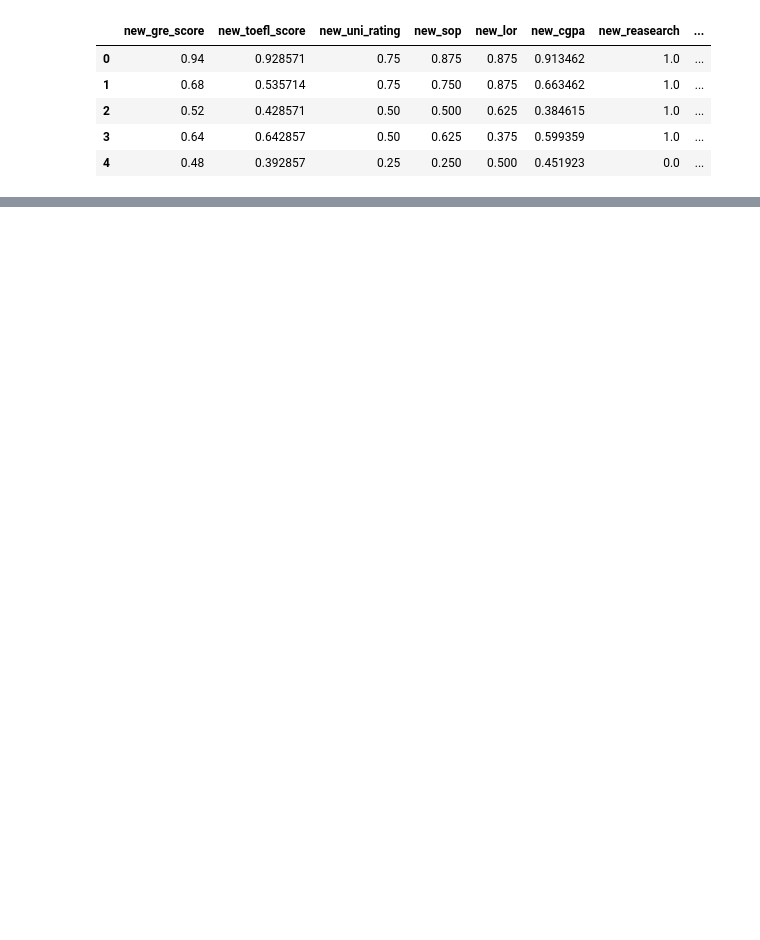
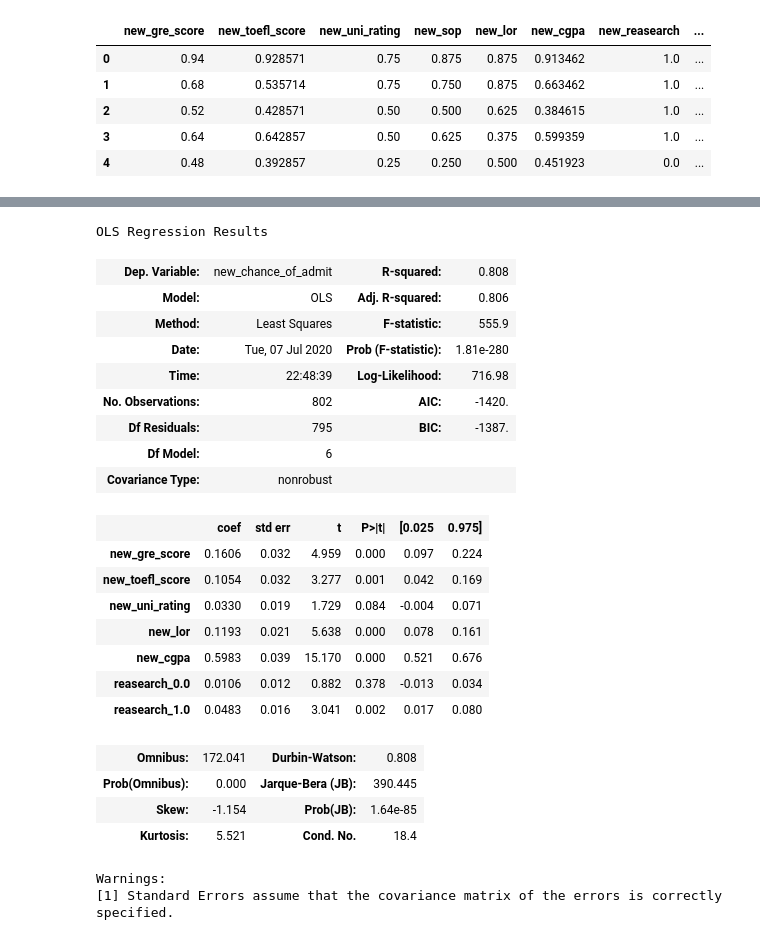
Before and after one commit to yamenkaba/GraduateAdmission2, a Jupyter notebook: GraduateAdmission 2.ipynb, the cells around one changed output, grey strips where cells are left out. Cells and saved outputs as stored; diff of their text form; code cells hidden in the pictures; blank space fills up the shorter version.

```diff
--- a/GraduateAdmission 2.ipynb
+++ b/GraduateAdmission 2.ipynb
@@ -128,0 +168,33 @@ pair = sns.pairplot(full_df, hue="new_reasearch", kind='reg', palette='GnBu')
+# %%
+X = full_df[['new_gre_score', 'new_toefl_score', 'new_uni_rating', 'new_lor', 'new_cgpa', 'reasearch_0.0',
+             'reasearch_1.0']]
+Y = full_df['new_chance_of_admit']
+
+model = sm.OLS(Y, X).fit()
+
+model.summary()
+# %% [output]
+OLS Regression Results
+| Dep. Variable: | new_chance_of_admit | R-squared: | 0.808 |
+| Model: | OLS | Adj. R-squared: | 0.806 |
+| Method: | Least Squares | F-statistic: | 555.9 |
+| Date: | Tue, 07 Jul 2020 | Prob (F-statistic): | 1.81e-280 |
+| Time: | 22:48:39 | Log-Likelihood: | 716.98 |
+| No. Observations: | 802 | AIC: | -1420. |
+| Df Residuals: | 795 | BIC: | -1387. |
+| Df Model: | 6 |  |  |
+| Covariance Type: | nonrobust |  |  |
+|  | coef | std err | t | P>|t| | [0.025 | 0.975] |
+| new_gre_score | 0.1606 | 0.032 | 4.959 | 0.000 | 0.097 | 0.224 |
+| new_toefl_score | 0.1054 | 0.032 | 3.277 | 0.001 | 0.042 | 0.169 |
+| new_uni_rating | 0.0330 | 0.019 | 1.729 | 0.084 | -0.004 | 0.071 |
+| new_lor | 0.1193 | 0.021 | 5.638 | 0.000 | 0.078 | 0.161 |
+| new_cgpa | 0.5983 | 0.039 | 15.170 | 0.000 | 0.521 | 0.676 |
+| reasearch_0.0 | 0.0106 | 0.012 | 0.882 | 0.378 | -0.013 | 0.034 |
+| reasearch_1.0 | 0.0483 | 0.016 | 3.041 | 0.002 | 0.017 | 0.080 |
+| Omnibus: | 172.041 | Durbin-Watson: | 0.808 |
+| Prob(Omnibus): | 0.000 | Jarque-Bera (JB): | 390.445 |
+| Skew: | -1.154 | Prob(JB): | 1.64e-85 |
+| Kurtosis: | 5.521 | Cond. No. | 18.4 |
+Warnings:
+[1] Standard Errors assume that the covariance matrix of the errors is correctly specified.
```
Also changed, not shown: parts of 9 cells of this notebook.
